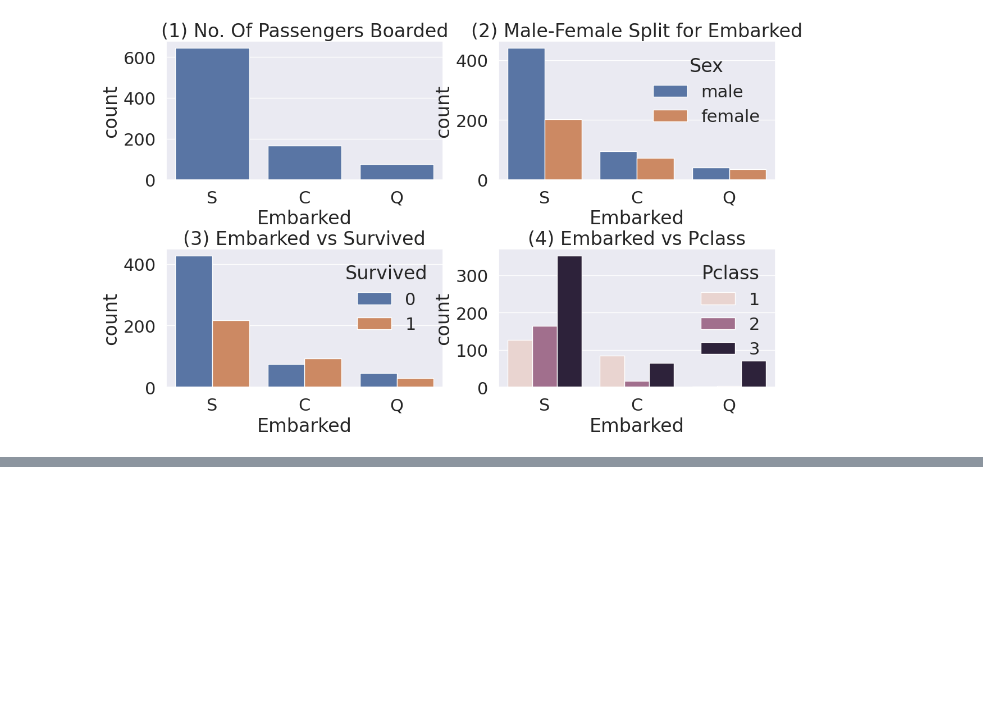
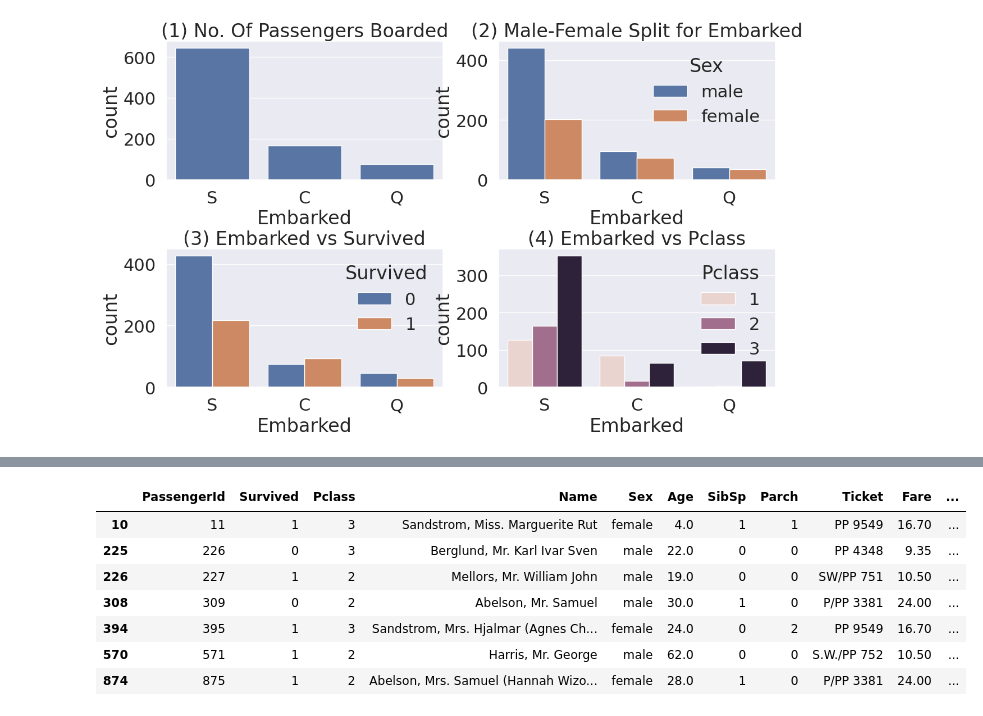
Before and after one commit to KIHONG-KIM/Kaggle, a Jupyter notebook: [Kaggle]_Titanic.ipynb, the cells around one changed output, grey strips where cells are left out. Cells and saved outputs as stored; diff of their text form; code cells hidden in the pictures; blank space fills up the shorter version.

```diff
--- a/[Kaggle]_Titanic.ipynb
+++ b/[Kaggle]_Titanic.ipynb
@@ -326,0 +442,17 @@ plt.show()
+# %%
+# df_train['Ticket'].value_counts()
+df_train.drop_duplicates( ['Ticket'], keep=False )  # 중복 값 제거하고 출력
+df_train[df_train['Ticket'].str.contains('STON') ] # 특정 단어 추출해서 확인
+df_train[df_train['Ticket'].str.contains('A.5') ] # 특정 단어 추출해서 확인
+df_train[df_train['Ticket'].str.contains('CA') ] # 특정 단어 추출해서 확인
+df_train[df_train['Ticket'].str.contains('PP') ] # 특정 단어 추출해서 확인
+# df_train.drop_duplicates( ['Ticket'], keep=False )  # 중복 값 제거하고 출력
+# %% [output]
+|  | PassengerId | Survived | Pclass | Name | Sex | Age | SibSp | Parch | Ticket | Fare | ... |
+| 10 | 11 | 1 | 3 | Sandstrom, Miss. Marguerite Rut | female | 4.0 | 1 | 1 | PP 9549 | 16.70 | ... |
+| 225 | 226 | 0 | 3 | Berglund, Mr. Karl Ivar Sven | male | 22.0 | 0 | 0 | PP 4348 | 9.35 | ... |
+| 226 | 227 | 1 | 2 | Mellors, Mr. William John | male | 19.0 | 0 | 0 | SW/PP 751 | 10.50 | ... |
+| 308 | 309 | 0 | 2 | Abelson, Mr. Samuel | male | 30.0 | 1 | 0 | P/PP 3381 | 24.00 | ... |
+| 394 | 395 | 1 | 3 | Sandstrom, Mrs. Hjalmar (Agnes Ch... | female | 24.0 | 0 | 2 | PP 9549 | 16.70 | ... |
+| 570 | 571 | 1 | 2 | Harris, Mr. George | male | 62.0 | 0 | 0 | S.W./PP 752 | 10.50 | ... |
+| 874 | 875 | 1 | 2 | Abelson, Mrs. Samuel (Hannah Wizo... | female | 28.0 | 1 | 0 | P/PP 3381 | 24.00 | ... |
```
Also changed, not shown: parts of 12 cells of this notebook.
